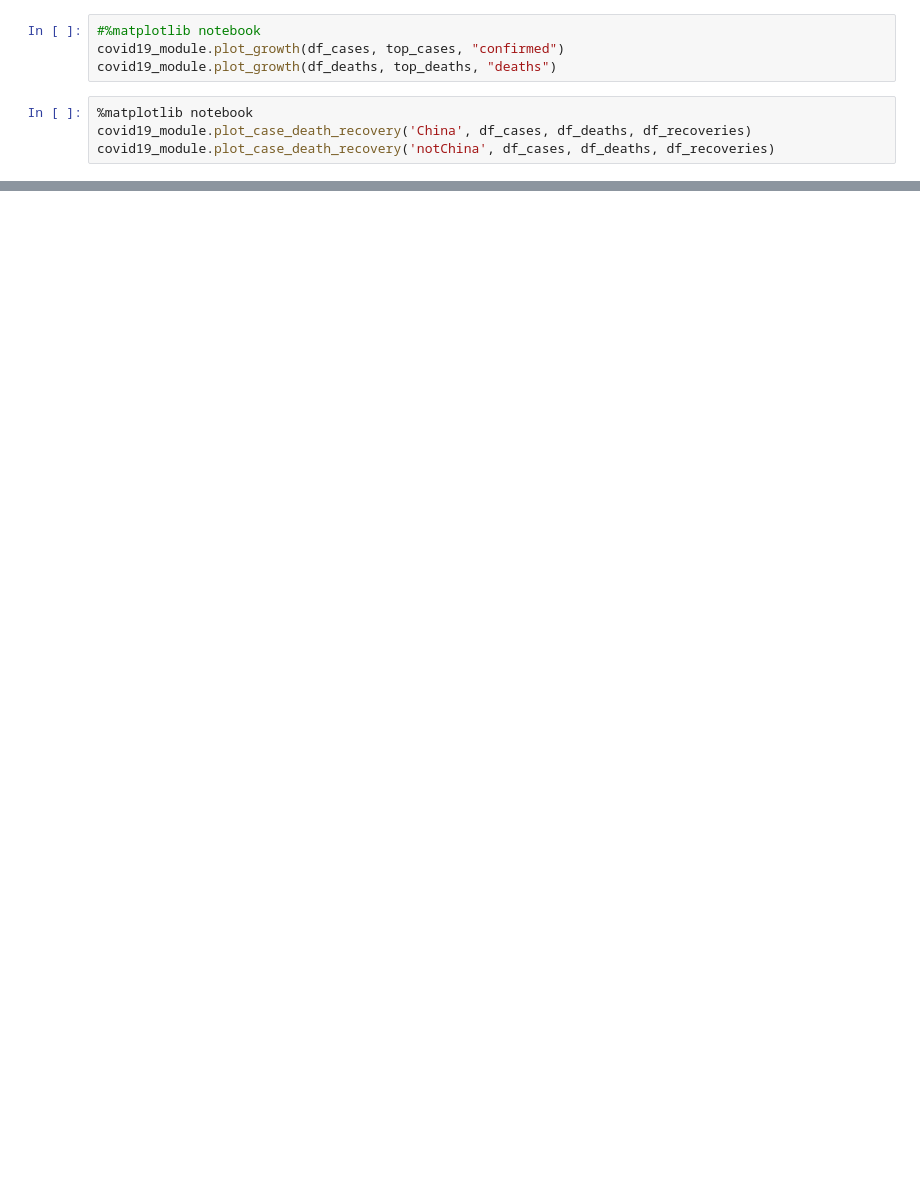
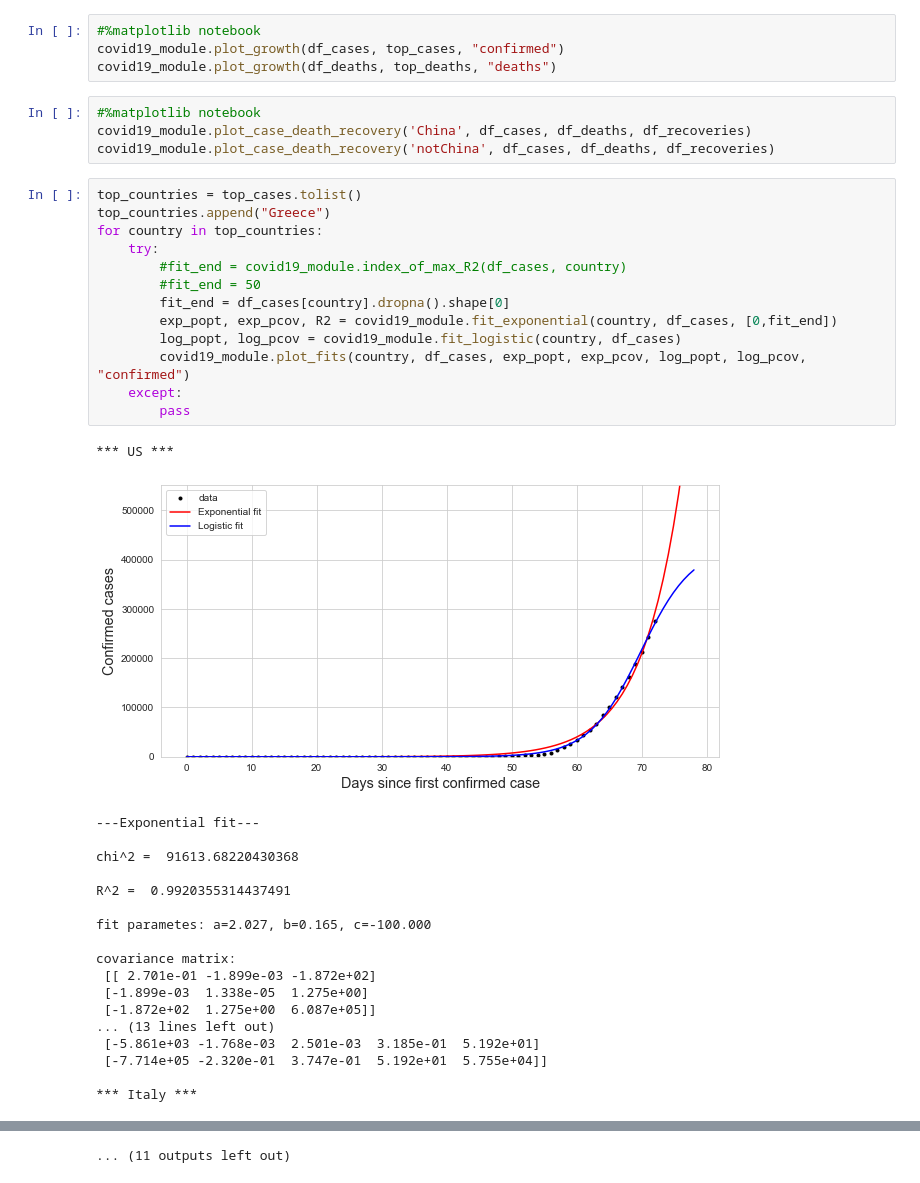
Before and after one commit to MenelaosT/covid-20, a Jupyter notebook: sandbox.ipynb, the cells around one changed output, grey strips where cells are left out. Saved outputs shown, nothing was run; the diff lists cells and outputs as text; blank space fills up the shorter version.

```diff
--- a/sandbox.ipynb
+++ b/sandbox.ipynb
@@ -30,6 +33,39 @@ covid19_module.print_permil_deaths(df_deaths, df_population, top_deaths)
 covid19_module.plot_growth(df_cases, top_cases, "confirmed")
 covid19_module.plot_growth(df_deaths, top_deaths, "deaths")
 # %%
-%matplotlib notebook
+#%matplotlib notebook
 covid19_module.plot_case_death_recovery('China', df_cases, df_deaths, df_recoveries)
 covid19_module.plot_case_death_recovery('notChina', df_cases, df_deaths, df_recoveries)
+# %%
+top_countries = top_cases.tolist()
+top_countries.append("Greece")
+for country in top_countries:
+    try:
+        #fit_end = covid19_module.index_of_max_R2(df_cases, country)
+        #fit_end = 50
+        fit_end = df_cases[country].dropna().shape[0]
+        exp_popt, exp_pcov, R2 = covid19_module.fit_exponential(country, df_cases, [0,fit_end])
+        log_popt, log_pcov = covid19_module.fit_logistic(country, df_cases)
+        covid19_module.plot_fits(country, df_cases, exp_popt, exp_pcov, log_popt, log_pcov, "confirmed")
+    except:
+        pass
+# %% [output]
+*** US ***
+[figure, added]
+---Exponential fit---
+
+chi^2 =  91613.68220430368
+
+R^2 =  0.9920355314437491
+
+fit parametes: a=2.027, b=0.165, c=-100.000
+
+covariance matrix:
+ [[ 2.701e-01 -1.899e-03 -1.872e+02]
+ [-1.899e-03  1.338e-05  1.275e+00]
+ [-1.872e+02  1.275e+00  6.087e+05]]
+... (13 lines left out)
+ [-5.861e+03 -1.768e-03  2.501e-03  3.185e-01  5.192e+01]
+ [-7.714e+05 -2.320e-01  3.747e-01  5.192e+01  5.755e+04]]
+
+*** Italy ***
@@ -35,0 +145 @@ covid19_module.plot_case_death_recovery('notChina', df_cases, df_deaths, df_reco
+... (11 outputs left out)
```
Also changed, not shown: parts of 9 cells of this notebook, 1 other file.
